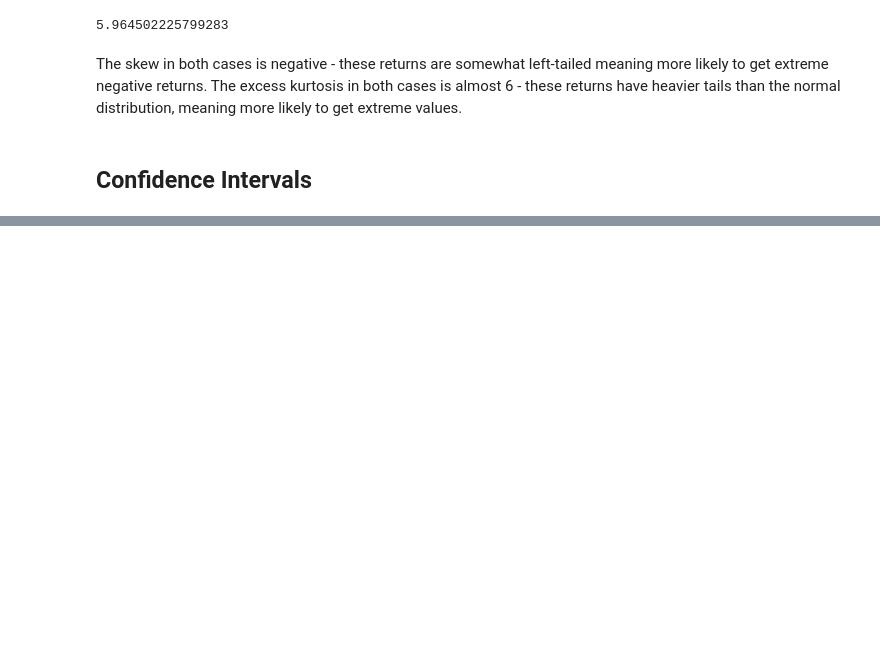
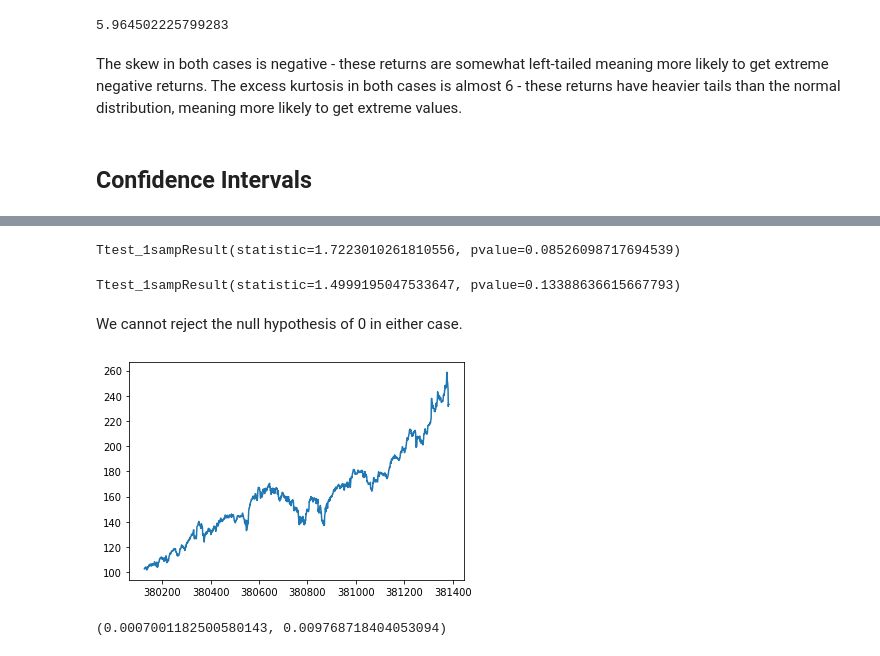
Before and after one commit to Frizzles7/financial_engineering, a Jupyter notebook: fin_data_stats.ipynb, the cells around one changed output, grey strips where cells are left out. Cells and saved outputs as stored; diff of their text form; code cells hidden in the pictures; blank space fills up the shorter version.

```diff
--- a/fin_data_stats.ipynb
+++ b/fin_data_stats.ipynb
@@ -234,0 +309,20 @@ The skew in both cases is negative - these returns are somewhat left-tailed mean
+# %%
+# test whether the mean of values is 0
+ttest_1samp(values, 0)
+# %% [output]
+Ttest_1sampResult(statistic=1.7223010261810556, pvalue=0.08526098717694539)
+# %%
+# test whether the mean of the log returns is 0
+ttest_1samp(sbux['log_return'].dropna(), 0)
+# %% [output]
+Ttest_1sampResult(statistic=1.4999195047533647, pvalue=0.13388636615667793)
+# %% [markdown]
+We cannot reject the null hypothesis of 0 in either case.
+# %%
+# let's look at another stock besides sbux
+mmm = data[data['Name'] == 'MMM'].copy()
+# %%
+# definitely looks upward trending, right?
+mmm['close'].plot();
+# %% [output]
+[figure, added]
@@ -234,0 +333,4 @@ The skew in both cases is negative - these returns are somewhat left-tailed mean
+# %%
+mmm['return'].mean(), mmm['return'].std()
+# %% [output]
+(0.0007001182500580143, 0.009768718404053094)
```
Also changed, not shown: parts of 58 cells of this notebook, 1 other file.
